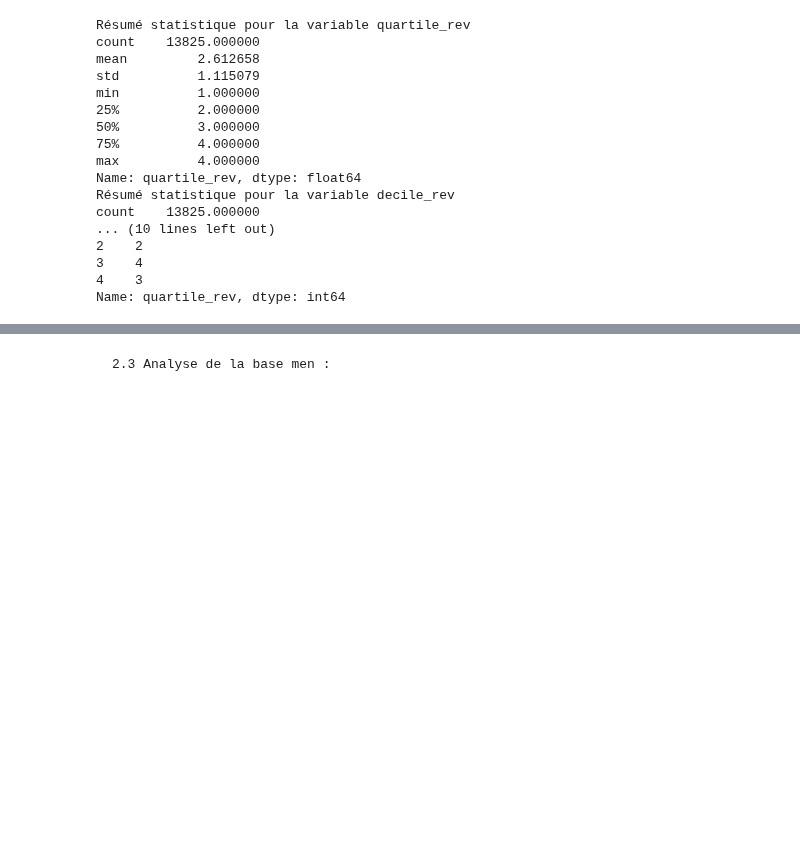
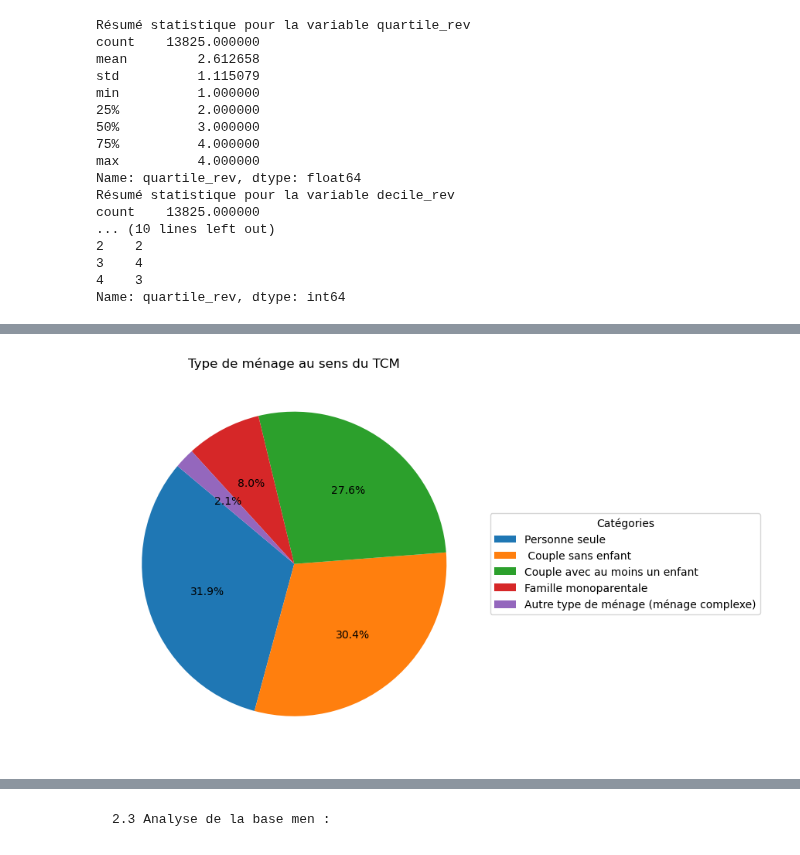
Before and after one commit to HugoMorand/Statapp, a Jupyter notebook: StatDes/StatDes.ipynb, the cells around one changed output, grey strips where cells are left out. Saved outputs shown, nothing was run; the diff lists cells and outputs as text; code cells hidden in the pictures; blank space fills up the shorter version.

```diff
--- a/StatDes/StatDes.ipynb
+++ b/StatDes/StatDes.ipynb
@@ -356,0 +450,20 @@ Name: quartile_rev, dtype: int64
+# %%
+#Type de ménage au sens du TCM : "TYPMEN5",
+
+
+
+# Compter les fréquences de chaque type d'énergie
+frequences = df_tcmmen["TYPMEN5"].value_counts()
+
+# Créer le camembert sans les étiquettes (labels)
+plt.figure(figsize=(8, 6))
+plt.pie(frequences, autopct='%1.1f%%', startangle=140)
+
+# Ajouter la légende à côté
+frequences.rename(index = {1 : 'Personne seule', 2 : 'Famille monoparentale ', 3 : ' Couple sans enfant', 4 : 'Couple avec au moins un enfant', 5 :'Autre type de ménage (ménage complexe)' }, inplace = True)
+plt.legend(frequences.index, title="Catégories", loc="center left", bbox_to_anchor=(1, 0.5))
+plt.title("Type de ménage au sens du TCM")
+plt.tight_layout()  # Ajuste automatiquement l'espace pour éviter les chevauchements
+plt.show()
+# %% [output]
+[figure, added]
```
Also changed, not shown: parts of 8 cells of this notebook, 1 other file.
